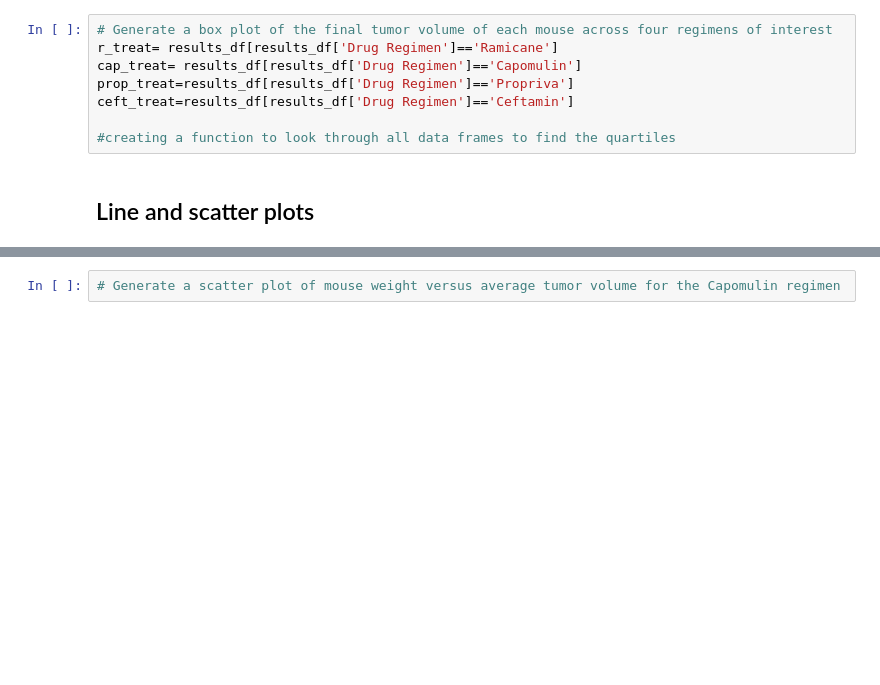
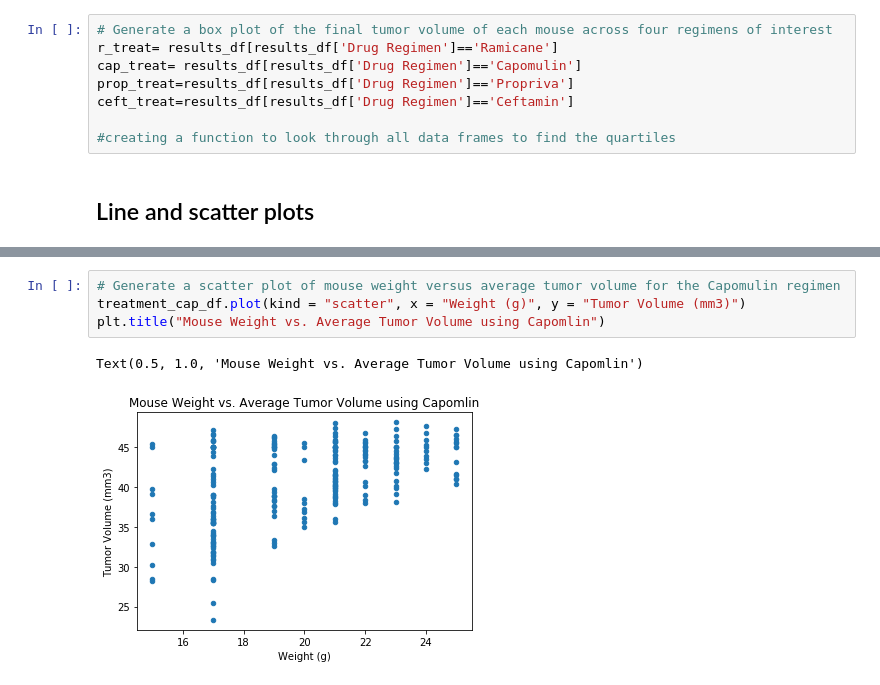
Before and after one commit to karahodges/hodgesMatPlotLib, a Jupyter notebook: pymaceuticals_starter.ipynb, the cells around one changed output, grey strips where cells are left out. Drawn from its saved outputs; the diff is of its cells as text; blank space fills up the shorter version.

```diff
--- a/pymaceuticals_starter.ipynb
+++ b/pymaceuticals_starter.ipynb
@@ -129,4 +151,9 @@ ceft_treat=results_df[results_df['Drug Regimen']=='Ceftamin']
 # %%
 # Generate a scatter plot of mouse weight versus average tumor volume for the Capomulin regimen
+treatment_cap_df.plot(kind = "scatter", x = "Weight (g)", y = "Tumor Volume (mm3)")
+plt.title("Mouse Weight vs. Average Tumor Volume using Capomlin")
+# %% [output]
+Text(0.5, 1.0, 'Mouse Weight vs. Average Tumor Volume using Capomlin')
+[figure, added]
 # %%
 # Calculate the correlation coefficient and linear regression model for mouse weight and average tumor volume for the Capomulin regimen
```
Also changed, not shown: parts of 5 cells of this notebook.
